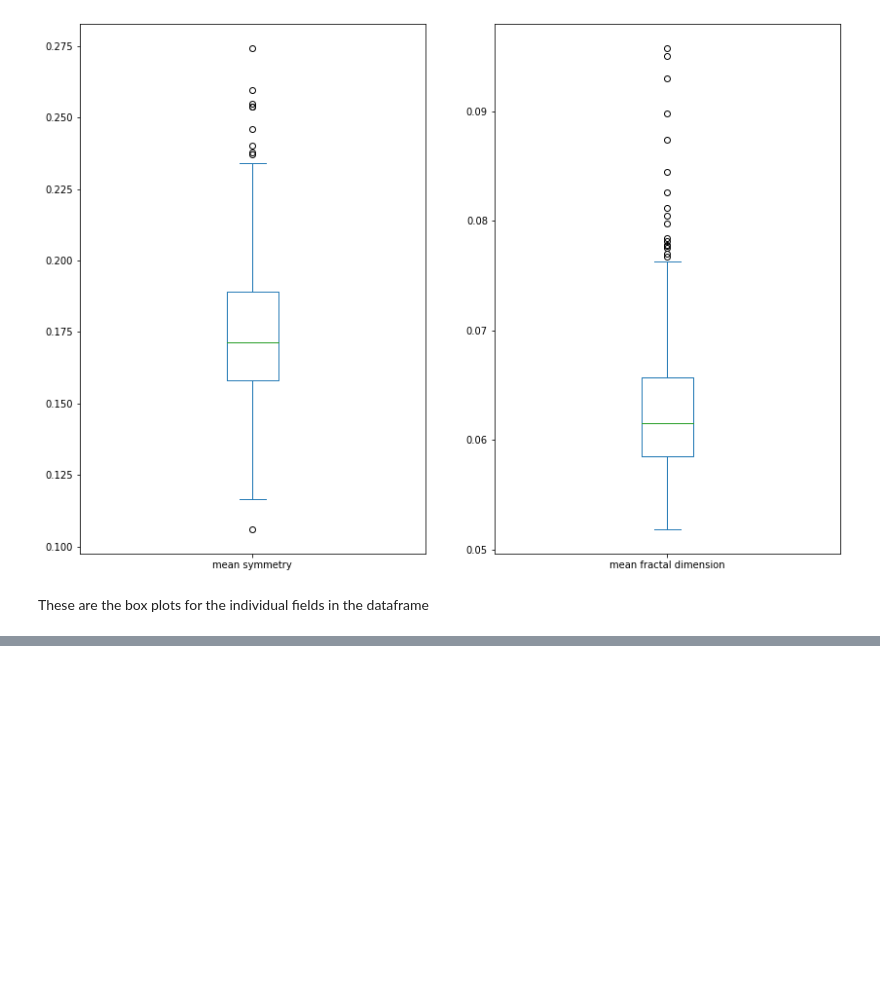
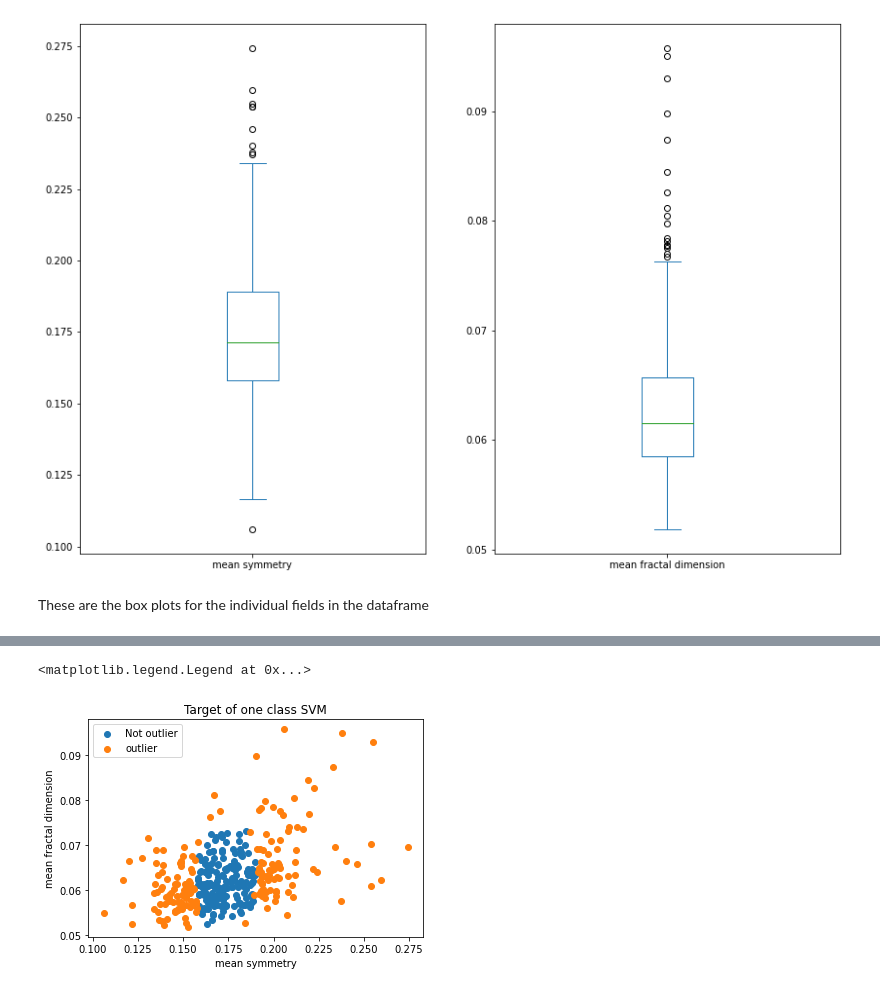
Before and after one commit to Shobhit-Mishra-02/AI-ML-repo, a Jupyter notebook: outlier detection.ipynb, the cells around one changed output, grey strips where cells are left out. Cells and saved outputs as stored; diff of their text form; code cells hidden in the pictures; blank space fills up the shorter version.

```diff
--- a/outlier detection.ipynb
+++ b/outlier detection.ipynb
@@ -175,0 +208,18 @@ df1[(df1["mean symmetry"]<lower_bound_ms) | (df1["mean symmetry"]>upper_bound_ms
+# %%
+from sklearn.svm import OneClassSVM
+
+svm_model = OneClassSVM()
+# %%
+target_of_svm = svm_model.fit_predict(df1[["mean symmetry","mean fractal dimension"]])
+# %%
+df1["one class svm"] = target_of_svm
+# %%
+plt.scatter(df1[df1["one class svm"] == 1]["mean symmetry"], df1[df1["one class svm"] == 1]["mean fractal dimension"])
+plt.scatter(df1[df1["one class svm"] == -1]["mean symmetry"], df1[df1["one class svm"] == -1]["mean fractal dimension"])
+plt.xlabel("mean symmetry")
+plt.ylabel("mean fractal dimension")
+plt.title("Target of one class SVM")
+plt.legend(["Not outlier","outlier"])
+# %% [output]
+<matplotlib.legend.Legend at 0x...>
+[figure, added]
```
Also changed, not shown: parts of 14 cells of this notebook.
